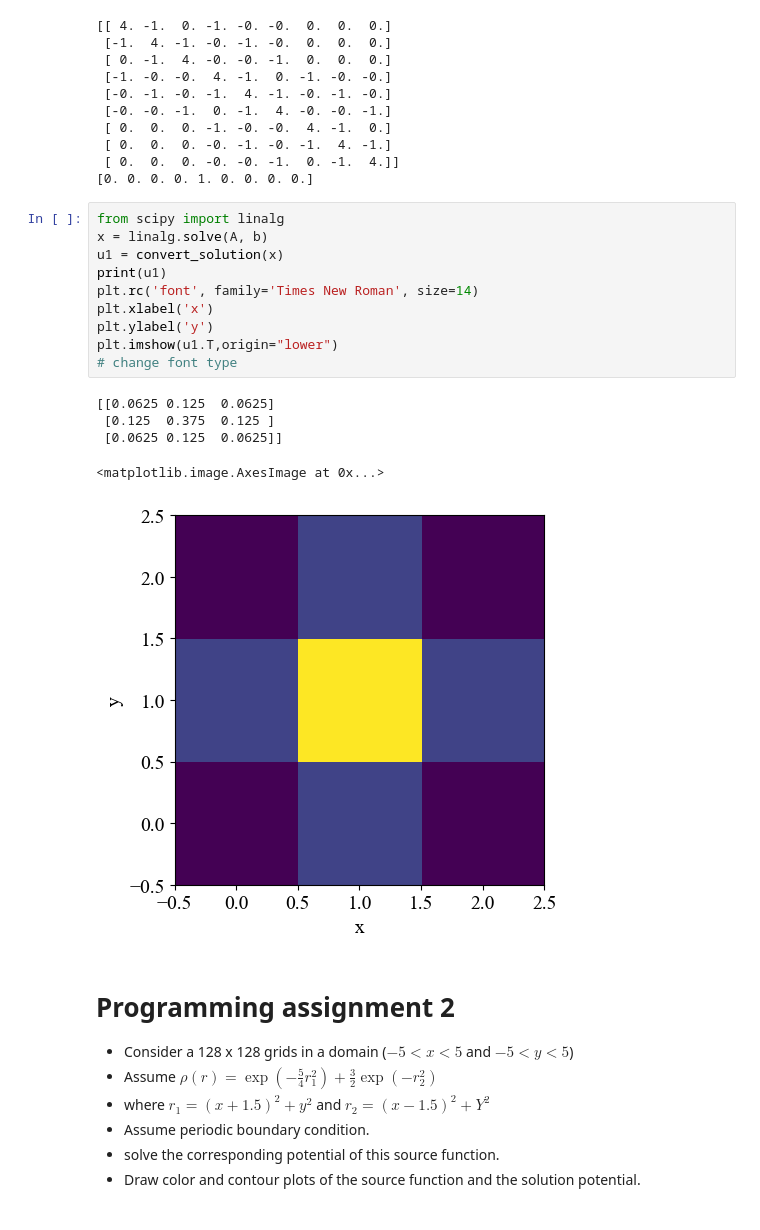
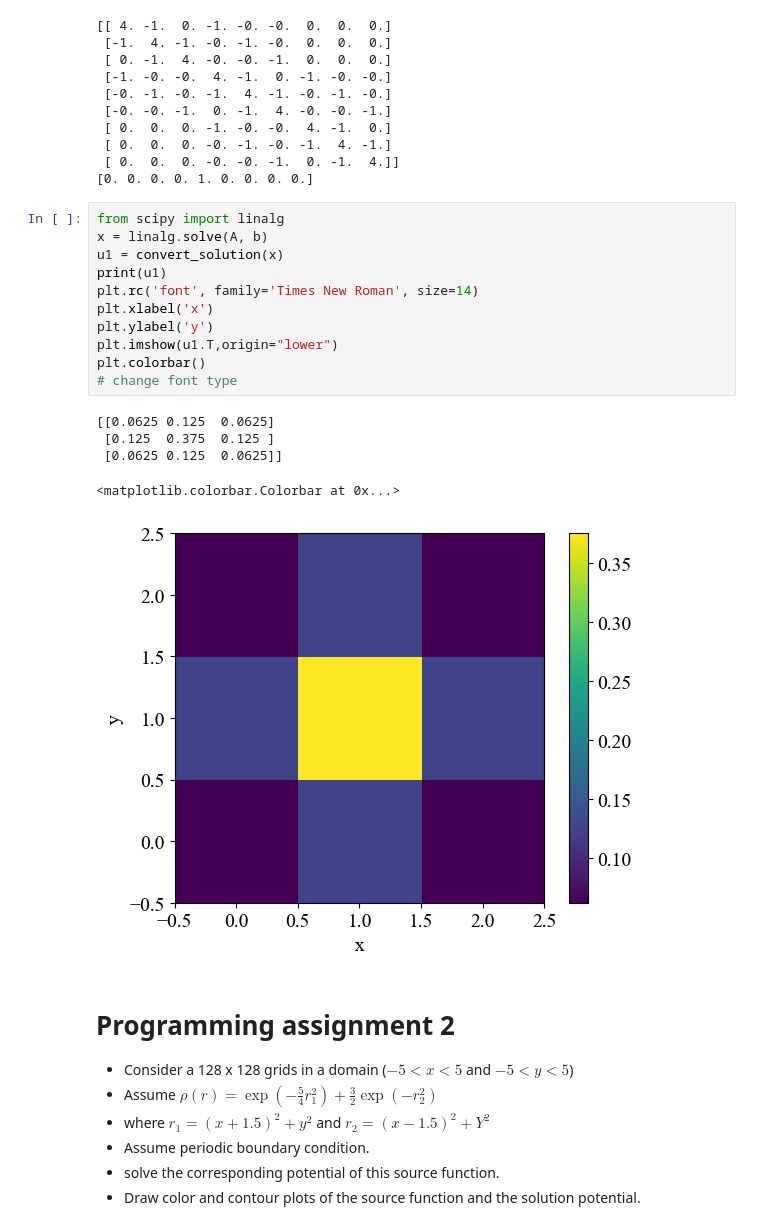
Before and after one commit to ricky4280/computationalPhysics-112, a Jupyter notebook: project3/HW3/HW3-2.ipynb, the cells around one changed output. Cells and saved outputs as stored; diff of their text form.

```diff
--- a/project3/HW3/HW3-2.ipynb
+++ b/project3/HW3/HW3-2.ipynb
@@ -107,19 +107,20 @@ print(b)
 # %%
 from scipy import linalg
 x = linalg.solve(A, b)
 u1 = convert_solution(x)
 print(u1)
 plt.rc('font', family='Times New Roman', size=14)
 plt.xlabel('x')
 plt.ylabel('y')
 plt.imshow(u1.T,origin="lower")
+plt.colorbar()
 # change font type
 # %% [output]
 [[0.0625 0.125  0.0625]
  [0.125  0.375  0.125 ]
  [0.0625 0.125  0.0625]]
-<matplotlib.image.AxesImage at 0x...>
+<matplotlib.colorbar.Colorbar at 0x...>
-[figure, old version]
+[figure, new version]
 # %% [markdown]
 # Programming assignment 2
 * Consider a 128 x 128 grids in a domain ($-5<x<5$ and $-5<y<5$)
```
Also changed, not shown: parts of 7 cells of this notebook.
